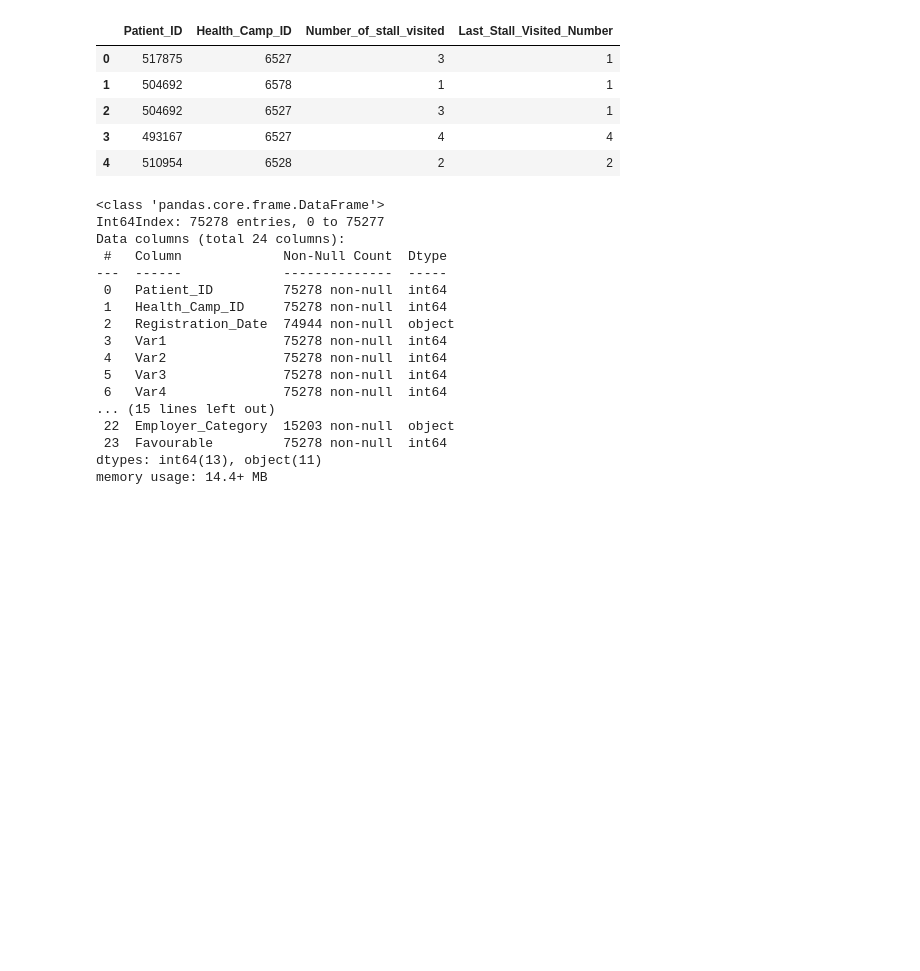
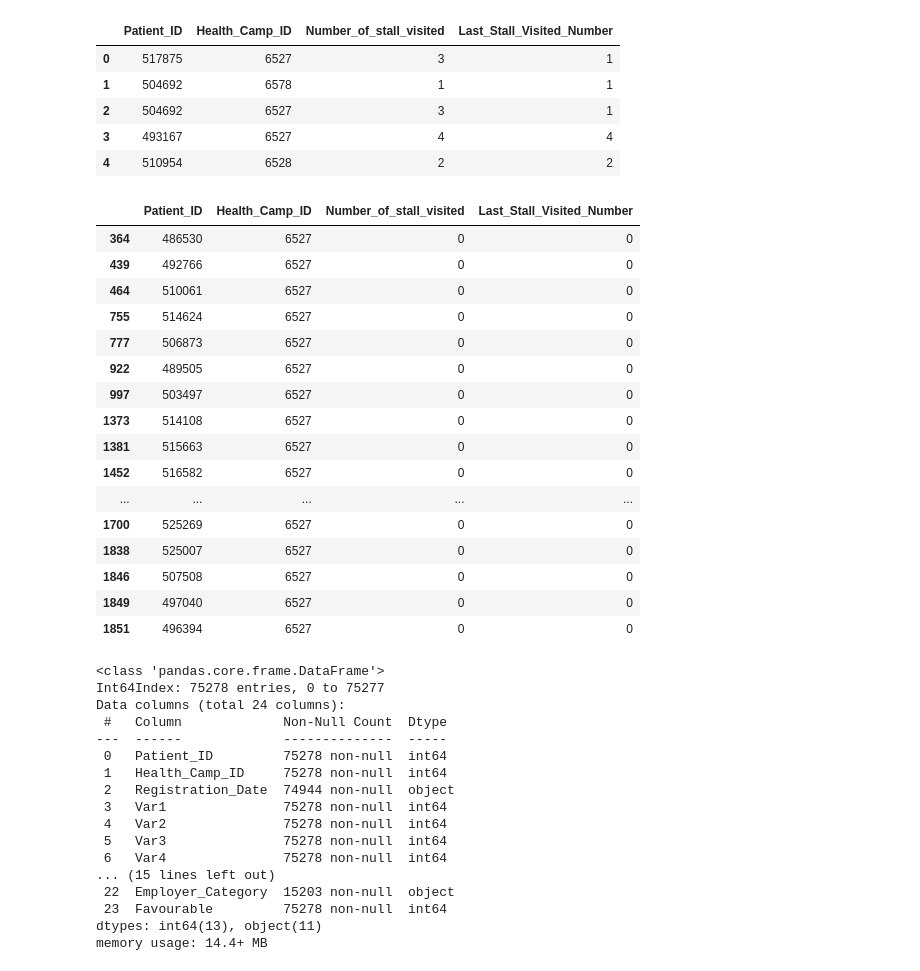
Before and after one commit to Bibhash123/Janatahack-Healthcare-Analytics, a Jupyter notebook: Notebook.ipynb, the cells around one changed output. Cells and saved outputs as stored; diff of their text form; code cells hidden in the pictures; blank space fills up the shorter version.

```diff
--- a/Notebook.ipynb
+++ b/Notebook.ipynb
@@ -87,6 +87,26 @@ third_health_camp.head()
 | 2 | 504692 | 6527 | 3 | 1 |
 | 3 | 493167 | 6527 | 4 | 4 |
 | 4 | 510954 | 6528 | 2 | 2 |
+# %%
+third_health_camp[third_health_camp["Number_of_stall_visited"]==0]
+# %% [output]
+|  | Patient_ID | Health_Camp_ID | Number_of_stall_visited | Last_Stall_Visited_Number |
+| 364 | 486530 | 6527 | 0 | 0 |
+| 439 | 492766 | 6527 | 0 | 0 |
+| 464 | 510061 | 6527 | 0 | 0 |
+| 755 | 514624 | 6527 | 0 | 0 |
+| 777 | 506873 | 6527 | 0 | 0 |
+| 922 | 489505 | 6527 | 0 | 0 |
+| 997 | 503497 | 6527 | 0 | 0 |
+| 1373 | 514108 | 6527 | 0 | 0 |
+| 1381 | 515663 | 6527 | 0 | 0 |
+| 1452 | 516582 | 6527 | 0 | 0 |
+| ... | ... | ... | ... | ... |
+| 1700 | 525269 | 6527 | 0 | 0 |
+| 1838 | 525007 | 6527 | 0 | 0 |
+| 1846 | 507508 | 6527 | 0 | 0 |
+| 1849 | 497040 | 6527 | 0 | 0 |
+| 1851 | 496394 | 6527 | 0 | 0 |
 # %%
 # create a new dataframe to play around with the data without affecting source
 working_data = train.copy()
```
Also changed, not shown: parts of 25 cells of this notebook.
